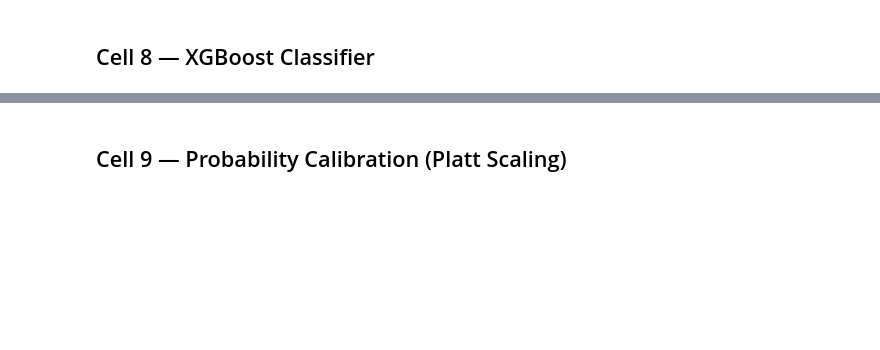
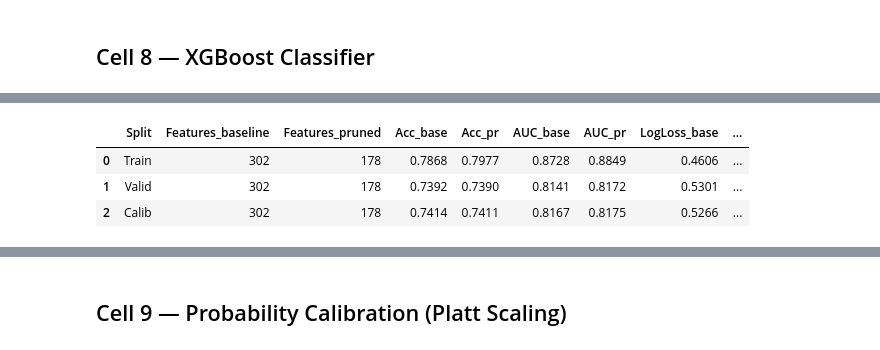
Before and after one commit to jekamalyshev/sber-intraday-pipeline, a Jupyter notebook: sber_intraday_pipeline.ipynb, the cells around one changed output, grey strips where cells are left out. Saved outputs shown, nothing was run; the diff lists cells and outputs as text; code cells hidden in the pictures; blank space fills up the shorter version.

```diff
--- a/sber_intraday_pipeline.ipynb
+++ b/sber_intraday_pipeline.ipynb
@@ -659,0 +666,83 @@ weighted avg       0.73      0.73      0.73      4384
+# %%
+# ── Permutation importance на Valid → отбор признаков ────────────────────
+print('Считаем permutation importance на Valid (n_repeats=5, scoring=neg_log_loss)...')
+perm_for_pruning = permutation_importance(
+    baseline_model, X_valid, y_valid,
+    n_repeats=5, random_state=42, n_jobs=-1, scoring='neg_log_loss',
+)
+imp_mean = pd.Series(perm_for_pruning.importances_mean, index=X_valid.columns)
+keep_features = imp_mean[imp_mean > 0].index.tolist()
+drop_features = imp_mean[imp_mean <= 0].index.tolist()
+print(f'Признаков с positive importance: {len(keep_features)} из {X.shape[1]}')
+print(f'Удаляется (importance ≤ 0): {len(drop_features)}')
+
+if len(keep_features) < 5:
+    print('⚠ Слишком мало признаков выжило — fallback: топ-50 по важности')
+    keep_features = imp_mean.sort_values(ascending=False).head(50).index.tolist()
+
+# ── Обрезаем X на отобранные фичи ────────────────────────────────────────
+X_train_pr = X_train[keep_features]
+X_valid_pr = X_valid[keep_features]
+X_calib_pr = X_calib[keep_features]
+print(f'Pruned shapes: Train={X_train_pr.shape}, Valid={X_valid_pr.shape}, Calib={X_calib_pr.shape}')
+
+# ── Переобучаем XGBoost на отобранных фичах (те же гиперпараметры) ───────
+pruned_model = XGBClassifier(
+    n_estimators=500,
+    max_depth=4,
+    learning_rate=0.05,
+    subsample=0.8,
+    colsample_bytree=0.7,
+    min_child_weight=20,
+    reg_alpha=0.1,
+    reg_lambda=1.0,
+    scale_pos_weight=_scale_pos_weight,
+    eval_metric='logloss',
+    early_stopping_rounds=30,
+    random_state=42,
+    n_jobs=-1,
+)
+pruned_model.fit(X_train_pr, y_train, eval_set=[(X_valid_pr, y_valid)], verbose=False)
+print(f'Best iteration (pruned): {pruned_model.best_iteration}')
+
+print('\n=== Pruned XGBoost ===')
+pruned_results = evaluate_model(
+    pruned_model, X_train_pr, y_train, X_valid_pr, y_valid, X_calib_pr, y_calib, 'XGB-pruned',
+)
+
+# ── A/B-таблица: baseline vs pruned ──────────────────────────────────────
+print('\n=== A/B сравнение: Baseline vs Pruned ===')
+ab_rows = []
+for split in ['Train', 'Valid', 'Calib']:
+    b = baseline_results[split]
+    p = pruned_results[split]
+    ab_rows.append({
+        'Split': split,
+        'Features_baseline': X.shape[1],
+        'Features_pruned':   len(keep_features),
+        'Acc_base':  round(b['accuracy'], 4),
+        'Acc_pr':    round(p['accuracy'], 4),
+        'AUC_base':  round(b['roc_auc'], 4),
+        'AUC_pr':    round(p['roc_auc'], 4),
+        'LogLoss_base': round(b['log_loss'], 4),
+        'LogLoss_pr':   round(p['log_loss'], 4),
+        'Brier_base': round(b['brier'], 4),
+        'Brier_pr':   round(p['brier'], 4),
+    })
+ab_df = pd.DataFrame(ab_rows)
+display(ab_df)
+
+# ── Логика выбора финальной модели ───────────────────────────────────────
+# Если pruned-модель не хуже baseline по AUC на Valid (с допуском 0.005),
+# идём дальше с ней (меньше фич = больше интерпретируемости и устойчивости).
+if pruned_results['Valid']['roc_auc'] >= baseline_results['Valid']['roc_auc'] - 0.005:
+    print('\n→ Pruned-модель не хуже baseline по AUC. Используем её дальше.')
+    final_model = pruned_model
+    final_X_train, final_X_valid, final_X_calib = X_train_pr, X_valid_pr, X_calib_pr
+    final_results = pruned_results
+else:
+    print('\n→ Baseline лучше по AUC. Используем baseline дальше.')
+    final_model = baseline_model
+    final_X_train, final_X_valid, final_X_calib = X_train, X_valid, X_calib
+    final_results = baseline_results
+# %% [output]
@@ -659,0 +761,4 @@ weighted avg       0.73      0.73      0.73      4384
+|  | Split | Features_baseline | Features_pruned | Acc_base | Acc_pr | AUC_base | AUC_pr | LogLoss_base | ... |
+| 0 | Train | 302 | 178 | 0.7868 | 0.7977 | 0.8728 | 0.8849 | 0.4606 | ... |
+| 1 | Valid | 302 | 178 | 0.7392 | 0.7390 | 0.8141 | 0.8172 | 0.5301 | ... |
+| 2 | Calib | 302 | 178 | 0.7414 | 0.7411 | 0.8167 | 0.8175 | 0.5266 | ... |
```
Also changed, not shown: parts of 10 cells of this notebook, 1 other file.
